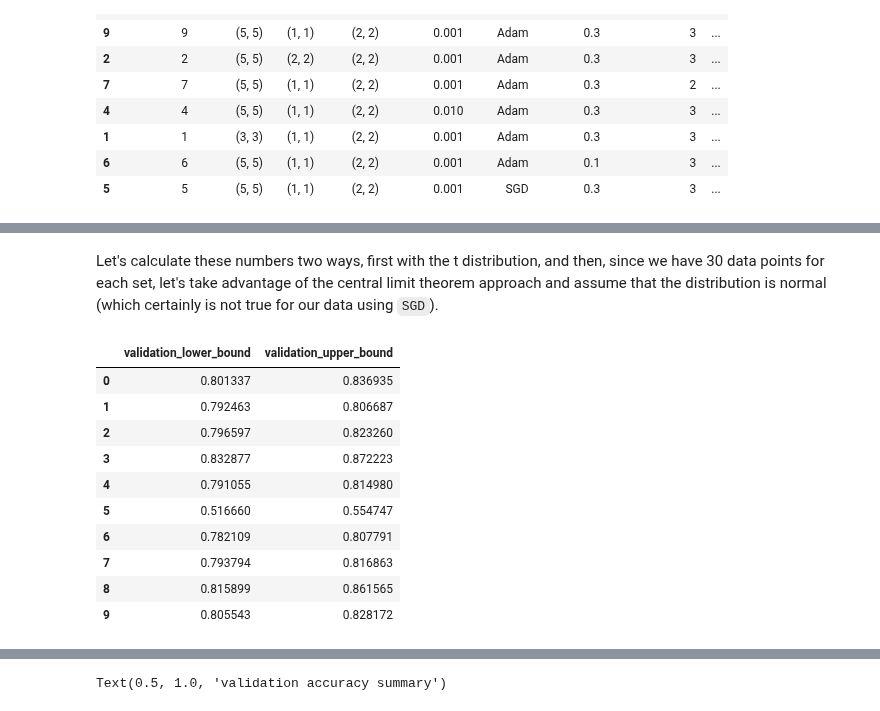
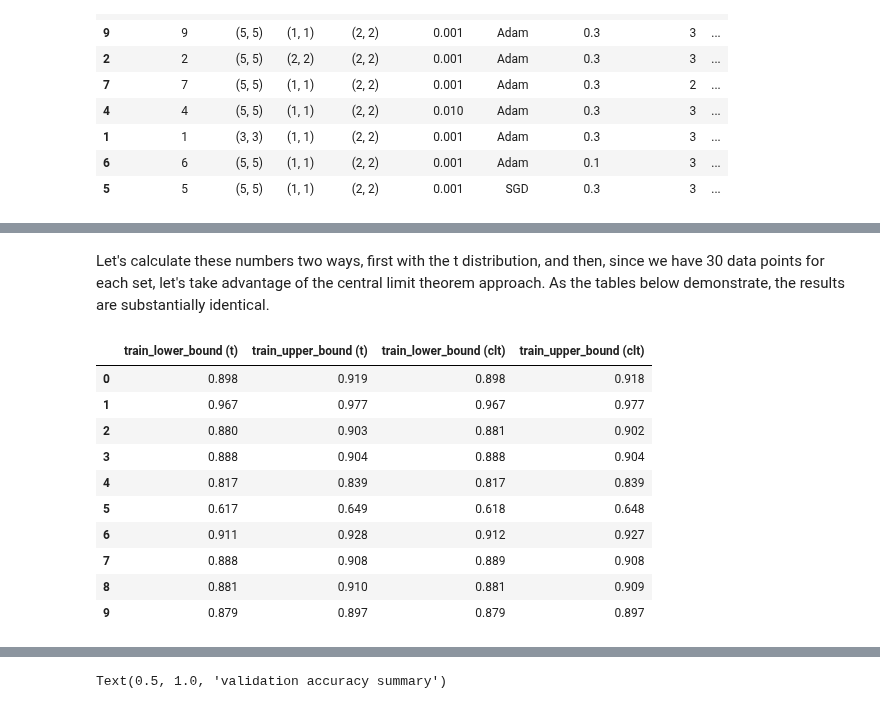
Before and after one commit to RERobbins/mids_w207_summer_22_Richard_Robbins, a Jupyter notebook: submissions/results_analysis.ipynb, the cells around one changed output, grey strips where cells are left out. Saved outputs shown, nothing was run; the diff lists cells and outputs as text; code cells hidden in the pictures.

```diff
--- a/submissions/results_analysis.ipynb
+++ b/submissions/results_analysis.ipynb
@@ -207,4 +222,8 @@ We start by extracting the validation accuracy results for each set of hyperpara
 # %%
+train_accuracy_results = [
+    df[df.panel_index == index].train_accuracy for index in df.panel_index.unique()
+]
+
 validation_accuracy_results = [
     df[df.panel_index == index].validation_accuracy for index in df.panel_index.unique()
 ]
@@ -251,25 +230,34 @@ Name: validation_accuracy, dtype: float64
 # %% [markdown]
-Let's calculate these numbers two ways, first with the t distribution, and then, since we have 30 data points for each set, let's take advantage of the central limit theorem approach and assume that the distribution is normal (which certainly is not true for our data using `SGD`).
+Let's calculate these numbers two ways, first with the t distribution, and then, since we have 30 data points for each set, let's take advantage of the central limit theorem approach.  As the tables below demonstrate, the results are substantially identical.
 # %%
-validation_accuracy_ci_t = pd.DataFrame(
+train_accuracy_ci_t = pd.DataFrame(
     [
         st.t.interval(
             alpha=0.95, df=len(data) - 1, loc=np.mean(data), scale=st.sem(data)
         )
-        for data in validation_accuracy_results
+        for data in train_accuracy_results
     ],
-    columns=["validation_lower_bound", "validation_upper_bound"],
+    columns=["train_lower_bound (t)", "train_upper_bound (t)"],
 )
-validation_accuracy_ci_t
+
+train_accuracy_ci_norm = pd.DataFrame(
+    [
+        st.norm.interval(alpha=0.95, loc=np.mean(data), scale=st.sem(data))
+        for data in train_accuracy_results
+    ],
+    columns=["train_lower_bound (clt)", "train_upper_bound (clt)"],
+)
+
+train_accuracy_ci_t.join(train_accuracy_ci_norm).round(3)
 # %% [output]
-|  | validation_lower_bound | validation_upper_bound |
-| 0 | 0.801337 | 0.836935 |
-| 1 | 0.792463 | 0.806687 |
-| 2 | 0.796597 | 0.823260 |
-| 3 | 0.832877 | 0.872223 |
-| 4 | 0.791055 | 0.814980 |
-| 5 | 0.516660 | 0.554747 |
-| 6 | 0.782109 | 0.807791 |
-| 7 | 0.793794 | 0.816863 |
-| 8 | 0.815899 | 0.861565 |
-| 9 | 0.805543 | 0.828172 |
+|  | train_lower_bound (t) | train_upper_bound (t) | train_lower_bound (clt) | train_upper_bound (clt) |
+| 0 | 0.898 | 0.919 | 0.898 | 0.918 |
+| 1 | 0.967 | 0.977 | 0.967 | 0.977 |
+| 2 | 0.880 | 0.903 | 0.881 | 0.902 |
+| 3 | 0.888 | 0.904 | 0.888 | 0.904 |
+| 4 | 0.817 | 0.839 | 0.817 | 0.839 |
+| 5 | 0.617 | 0.649 | 0.618 | 0.648 |
+| 6 | 0.911 | 0.928 | 0.912 | 0.927 |
+| 7 | 0.888 | 0.908 | 0.889 | 0.908 |
+| 8 | 0.881 | 0.910 | 0.881 | 0.909 |
+| 9 | 0.879 | 0.897 | 0.879 | 0.897 |
```
Also changed, not shown: parts of 46 cells of this notebook.
